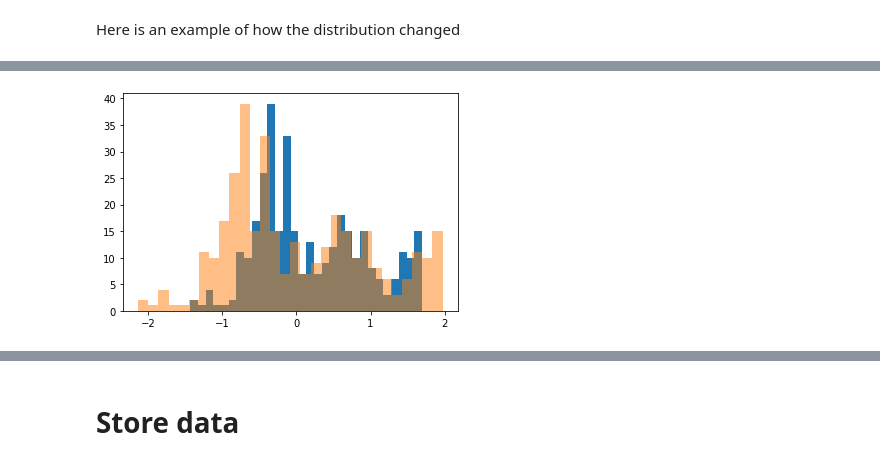
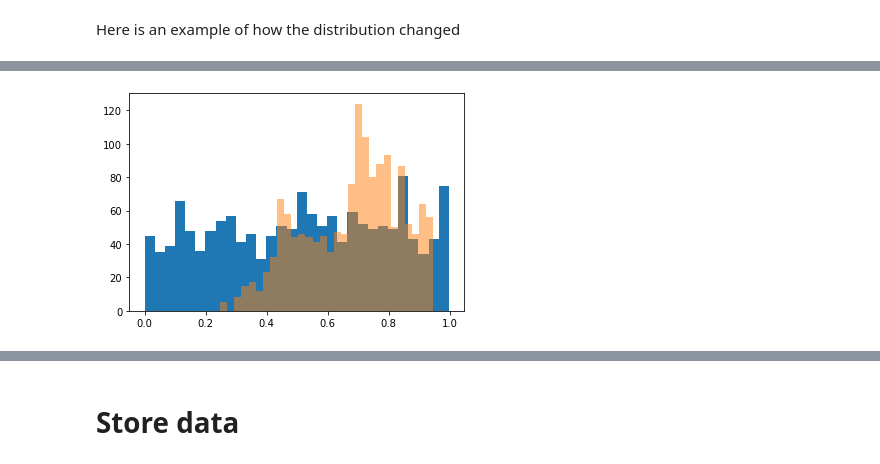
Before and after one commit to Kiril94/AMAS, a Jupyter notebook: Project/Preprocessing.ipynb, the cells around one changed output, grey strips where cells are left out. Saved outputs shown, nothing was run; the diff lists cells and outputs as text; code cells hidden in the pictures.

Commit message:
Time window changed, bugs fixed

```diff
--- a/Project/Preprocessing.ipynb
+++ b/Project/Preprocessing.ipynb
@@ -151,9 +179,9 @@ for i in range(8):
 ## Replace all remaining nan values with the mean over the country (within one period)
 # %%
 Train_periods1 = []
-for i in range(8):
+for i in range(num_periods):
     #Lets exclude the last target
-    target_mask = Train_periods[i]['Year']==Predict_year[-1]
+    target_mask = Train_periods[i]['Year']==Predict_year[i]
     Input_no_target = Train_periods[i][~target_mask]
     Input_target = Train_periods[i][target_mask]
     #select feature columns
@@ -207,23 +344,24 @@ for i in range(8):
 # %%
 Train_reshaped_list = []
 num_augmentations = 10
-for i in range(8):
-    std_periods = Std_periods1[0]
-    train_periods = Train_periods2[0]
+for i in range(num_periods):
+    std_periods = Std_periods_f[i]
+    train_periods = Train_periods_f[i]
 
-    num_samples = int(len(std_periods)/4)
-    timesteps = 4
+    num_samples = int(len(std_periods)/len_time_window)
+    timesteps = len_time_window
     features_std = len(std_periods.columns)
     features_train = len(train_periods.columns)
+
     #reshape array into tf ready form
-    std_reshaped = np.array(std_periods).reshape((num_samples, timesteps,features_std)  )
-    train_reshaped = np.array(train_periods).reshape((num_samples, timesteps,features_train)  )
+    std_reshaped = np.array(std_periods).reshape((num_samples, timesteps,features_std),  order = 'C')
+    train_reshaped = np.array(train_periods).reshape((num_samples, timesteps,features_train), order = 'C' )
     #copy along last dimension: new_shape = [n_samples, timesteps, n_feat, num_aug]
     std_all = np.repeat(std_reshaped[:, :, :,np.newaxis], num_augmentations, axis=3)
     train_all = np.repeat(train_reshaped[:, :, :,np.newaxis], num_augmentations, axis=3)
     #we only augment features, where std is given
     train_all[:,:-1,2:8,:] = stats.norm.rvs(
-        loc = train_all[:,:-1,2:8,:], scale = std_all[:,:-1,2:8,:])
+        loc = train_all[:,:-1,2:8,:].astype(dtype=float), scale = std_all[:,:-1,2:8,:].astype(dtype= float))
     split_train_all = np.split(train_all, 10,  axis = -1)
     train_all = np.concatenate(split_train_all, axis = 0)
     Train_reshaped_list.append(train_all)
@@ -239,13 +377,13 @@ Y_train = Train_all[:,-1,-1,0]#all samples, last year, last feature(ref_num)
 ### Val
 # %%
 Val_list = []
-for i in range(8):
+for i in range(num_periods):
     val = Validation_periods[i]
-    num_samples = int(len(val)/4)
-    timesteps = 4
+    num_samples = int(len(val)/len_time_window)
+    timesteps = len_time_window
     features_val = len(val.columns)
     #reshape
-    val_reshaped = np.array(val).reshape((num_samples, timesteps,features_val))
+    val_reshaped = np.array(val).reshape((num_samples, timesteps, features_val))
     Val_list.append(val_reshaped)
 #convert list to array
 Val_all = np.concatenate(Val_list, axis = 0)
@@ -287,12 +425,12 @@ X_train_temp = np.reshape(
     X_train,(tr_shape[0]*tr_shape[1], tr_shape[2]), order = 'F')
 #test if reshaping works as expected
 length = tr_shape[0]
-print(X_train[0,:,0]-X_train_temp[[0, length, 2*length],0])#yes
+print(X_train[0,:3,0]-X_train_temp[[0, length, 2*length],0])#yes
 #test if original shape is retained
 X_train_n = np.reshape(X_train_temp, X_train.shape, order = 'F')#yes
 print(X_train_n[:2,:2,:2]- X_train[:2,:2,:2])
 #2. Scale
-transformer = RobustScaler().fit(X_train_temp)
+transformer = preprocessing.QuantileTransformer().fit(X_train_temp)
 X_train_scaled = transformer.transform(X_train_temp)
 X_train_final = np.reshape(X_train_scaled, X_train.shape, order = 'F')
 # %% [output]
@@ -326,5 +459,5 @@ _ = plt.hist(X_train_temp[:,2],30, alpha = .5)
 # %%
-_ = plt.hist(X_val_scaled[:,4],30)
-_ = plt.hist(X_val_temp[:,4],30, alpha = .5)
+_ = plt.hist(X_val_scaled[:,-3],30)
+_ = plt.hist(X_val_temp[:,-3],30, alpha = .5)
 # %% [output]
-[figure, old version]
+[figure, new version]
```
Also changed, not shown: parts of 27 cells of this notebook.
